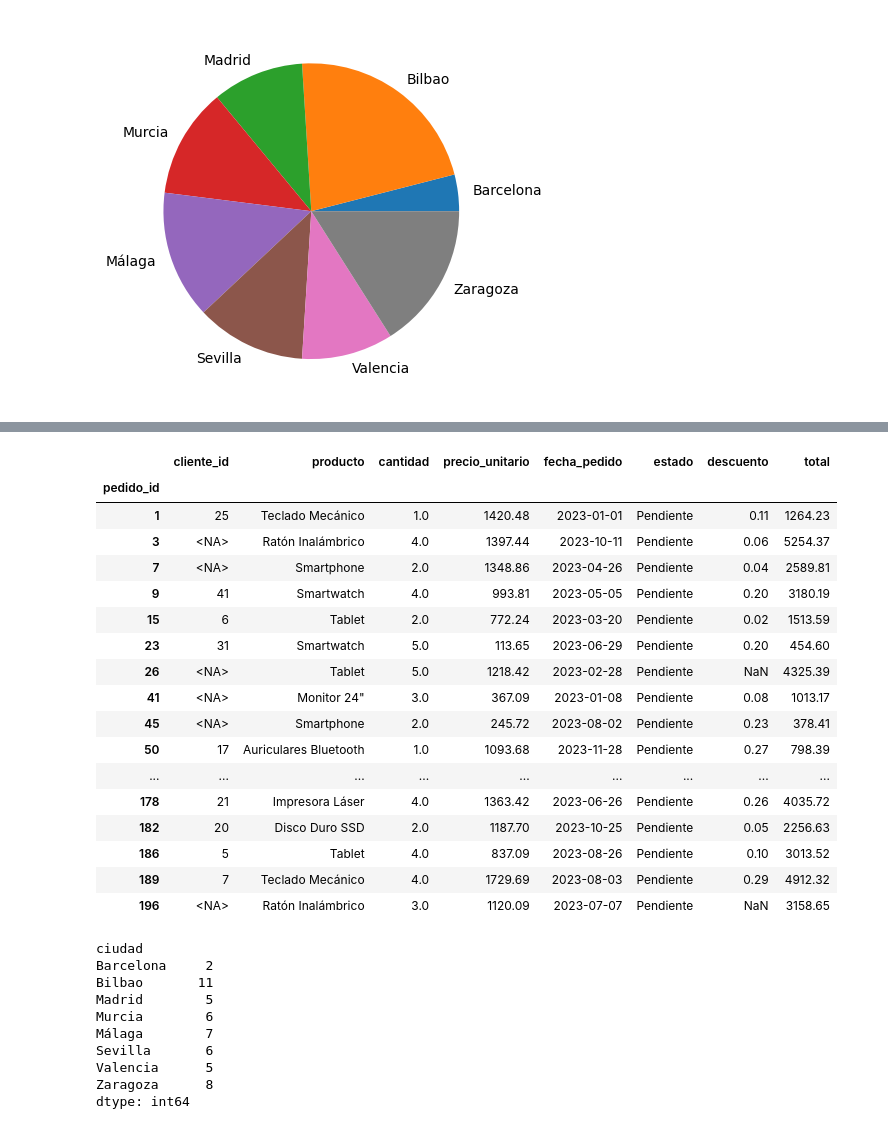
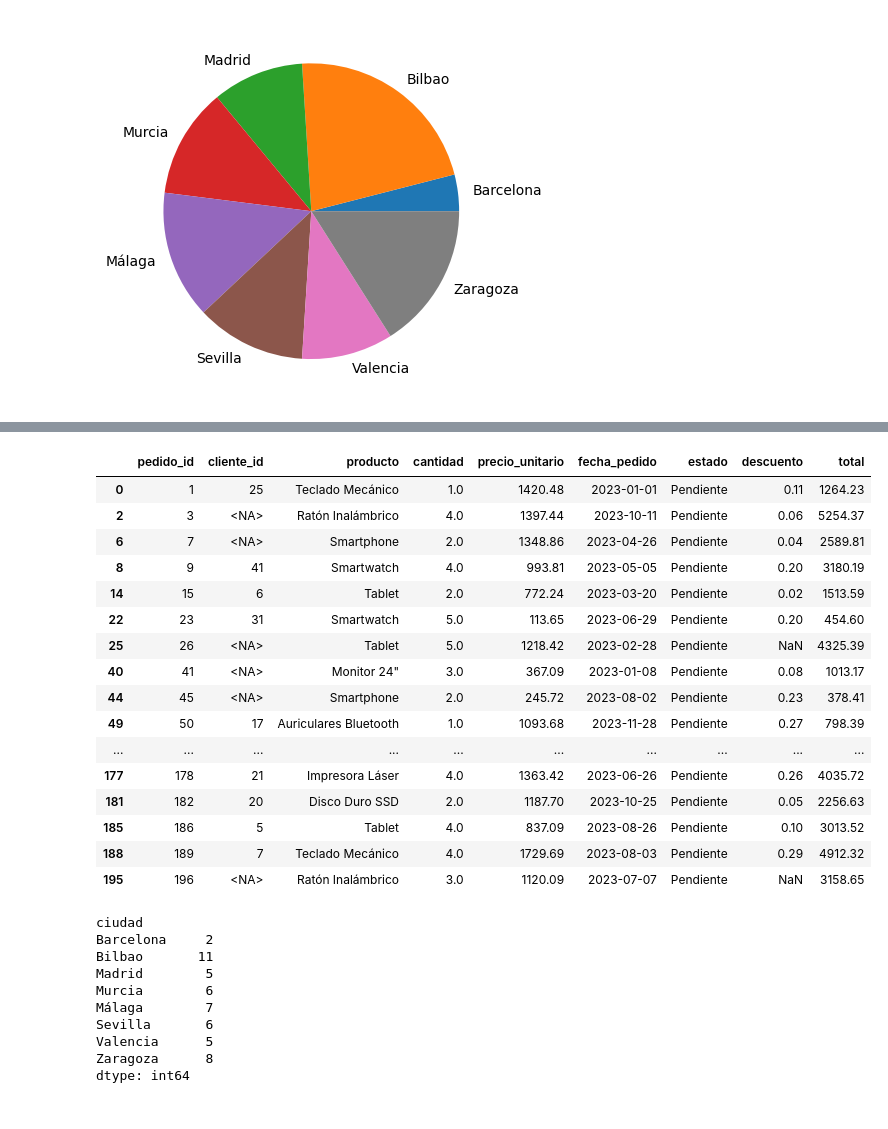
Before and after one commit to carlosgg0/practicas-isid, a Jupyter notebook: p9-dataframes/p9-notebook.ipynb, the cells around one changed output, grey strips where cells are left out. Cells and saved outputs as stored; diff of their text form; code cells hidden in the pictures.

```diff
--- a/p9-dataframes/p9-notebook.ipynb
+++ b/p9-dataframes/p9-notebook.ipynb
@@ -5,8 +5,8 @@ import matplotlib.pyplot as plt
 # %%
 # EJERCICIO 1: CARGA DE DATOS Y EXPLORACIÓN INICIAL
 
-df_clientes = pd.read_csv("data/clientes.csv", index_col="cliente_id")
-df_pedidos = pd.read_csv("data/pedidos.csv", index_col="pedido_id")
+df_clientes = pd.read_csv("data/clientes.csv")
+df_pedidos = pd.read_csv("data/pedidos.csv")
 # %%
 df_clientes.head(5)
 # %% [output]
@@ -20,4 +19,5 @@ df_clientes.head(5)
 # %%
 df_pedidos["cliente_id"] = df_pedidos["cliente_id"].apply(lambda x: int(x) if not pd.isna(x) else pd.NA)
+df_pedidos["fecha_pedido"] = pd.to_datetime(df_pedidos["fecha_pedido"])
 df_pedidos
 # %% [output]
@@ -151,26 +147,27 @@ df_pedidos[df_pedidos["total"] > 500]
 # %%
 # 4. Pedidos pendientes del año 2023
 
-df_pedidos[(df_pedidos["fecha_pedido"].str.startswith("2023")) & (df_pedidos["estado"] == "Pendiente")]
+# df_pedidos[(df_pedidos["fecha_pedido"].str.startswith("2023")) & (df_pedidos["estado"] == "Pendiente")]
+
+df_pedidos[(df_pedidos["fecha_pedido"].dt.year == 2023) & (df_pedidos["estado"] == "Pendiente")]
 # %% [output]
-|  | cliente_id | producto | cantidad | precio_unitario | fecha_pedido | estado | descuento | total |
-| pedido_id |  |  |  |  |  |  |  |  |
-| 1 | 25 | Teclado Mecánico | 1.0 | 1420.48 | 2023-01-01 | Pendiente | 0.11 | 1264.23 |
-| 3 | <NA> | Ratón Inalámbrico | 4.0 | 1397.44 | 2023-10-11 | Pendiente | 0.06 | 5254.37 |
-| 7 | <NA> | Smartphone | 2.0 | 1348.86 | 2023-04-26 | Pendiente | 0.04 | 2589.81 |
-| 9 | 41 | Smartwatch | 4.0 | 993.81 | 2023-05-05 | Pendiente | 0.20 | 3180.19 |
-| 15 | 6 | Tablet | 2.0 | 772.24 | 2023-03-20 | Pendiente | 0.02 | 1513.59 |
-| 23 | 31 | Smartwatch | 5.0 | 113.65 | 2023-06-29 | Pendiente | 0.20 | 454.60 |
-| 26 | <NA> | Tablet | 5.0 | 1218.42 | 2023-02-28 | Pendiente | NaN | 4325.39 |
-| 41 | <NA> | Monitor 24" | 3.0 | 367.09 | 2023-01-08 | Pendiente | 0.08 | 1013.17 |
-| 45 | <NA> | Smartphone | 2.0 | 245.72 | 2023-08-02 | Pendiente | 0.23 | 378.41 |
-| 50 | 17 | Auriculares Bluetooth | 1.0 | 1093.68 | 2023-11-28 | Pendiente | 0.27 | 798.39 |
-| ... | ... | ... | ... | ... | ... | ... | ... | ... |
-| 178 | 21 | Impresora Láser | 4.0 | 1363.42 | 2023-06-26 | Pendiente | 0.26 | 4035.72 |
-| 182 | 20 | Disco Duro SSD | 2.0 | 1187.70 | 2023-10-25 | Pendiente | 0.05 | 2256.63 |
-| 186 | 5 | Tablet | 4.0 | 837.09 | 2023-08-26 | Pendiente | 0.10 | 3013.52 |
-| 189 | 7 | Teclado Mecánico | 4.0 | 1729.69 | 2023-08-03 | Pendiente | 0.29 | 4912.32 |
-| 196 | <NA> | Ratón Inalámbrico | 3.0 | 1120.09 | 2023-07-07 | Pendiente | NaN | 3158.65 |
+|  | pedido_id | cliente_id | producto | cantidad | precio_unitario | fecha_pedido | estado | descuento | total |
+| 0 | 1 | 25 | Teclado Mecánico | 1.0 | 1420.48 | 2023-01-01 | Pendiente | 0.11 | 1264.23 |
+| 2 | 3 | <NA> | Ratón Inalámbrico | 4.0 | 1397.44 | 2023-10-11 | Pendiente | 0.06 | 5254.37 |
+| 6 | 7 | <NA> | Smartphone | 2.0 | 1348.86 | 2023-04-26 | Pendiente | 0.04 | 2589.81 |
+| 8 | 9 | 41 | Smartwatch | 4.0 | 993.81 | 2023-05-05 | Pendiente | 0.20 | 3180.19 |
+| 14 | 15 | 6 | Tablet | 2.0 | 772.24 | 2023-03-20 | Pendiente | 0.02 | 1513.59 |
+| 22 | 23 | 31 | Smartwatch | 5.0 | 113.65 | 2023-06-29 | Pendiente | 0.20 | 454.60 |
+| 25 | 26 | <NA> | Tablet | 5.0 | 1218.42 | 2023-02-28 | Pendiente | NaN | 4325.39 |
+| 40 | 41 | <NA> | Monitor 24" | 3.0 | 367.09 | 2023-01-08 | Pendiente | 0.08 | 1013.17 |
+| 44 | 45 | <NA> | Smartphone | 2.0 | 245.72 | 2023-08-02 | Pendiente | 0.23 | 378.41 |
+| 49 | 50 | 17 | Auriculares Bluetooth | 1.0 | 1093.68 | 2023-11-28 | Pendiente | 0.27 | 798.39 |
+| ... | ... | ... | ... | ... | ... | ... | ... | ... | ... |
+| 177 | 178 | 21 | Impresora Láser | 4.0 | 1363.42 | 2023-06-26 | Pendiente | 0.26 | 4035.72 |
+| 181 | 182 | 20 | Disco Duro SSD | 2.0 | 1187.70 | 2023-10-25 | Pendiente | 0.05 | 2256.63 |
+| 185 | 186 | 5 | Tablet | 4.0 | 837.09 | 2023-08-26 | Pendiente | 0.10 | 3013.52 |
+| 188 | 189 | 7 | Teclado Mecánico | 4.0 | 1729.69 | 2023-08-03 | Pendiente | 0.29 | 4912.32 |
+| 195 | 196 | <NA> | Ratón Inalámbrico | 3.0 | 1120.09 | 2023-07-07 | Pendiente | NaN | 3158.65 |
 # %%
 # EJERCICIO 3: OPERACIONES DE AGREGACIÓN
 
```
Also changed, not shown: parts of 26 cells of this notebook.
